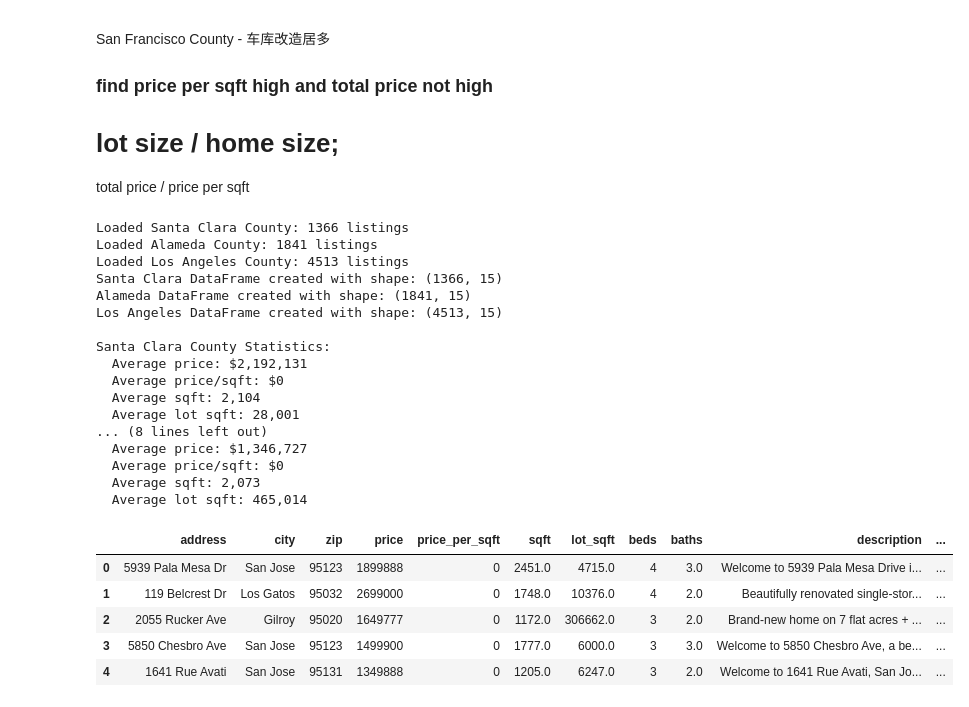
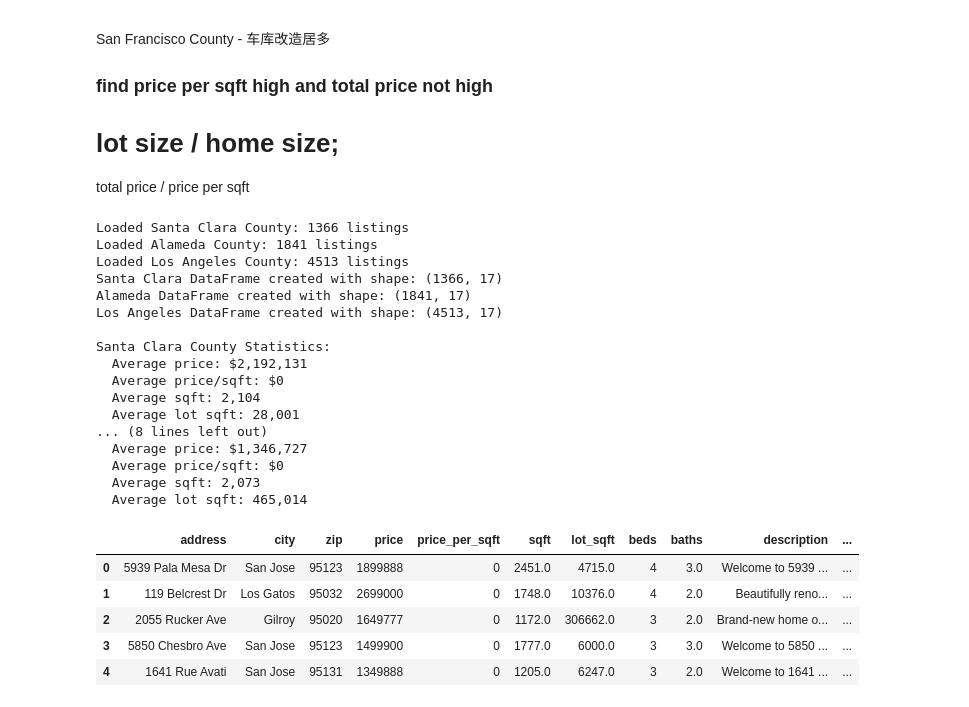
Before and after one commit to ilovemyapps/realestatepal, a Jupyter notebook: backend_services/data-prep-process/agentic-demo.ipynb, the cells around one changed output. Drawn from its saved outputs; the diff is of its cells as text; code cells hidden in the pictures.

```diff
--- a/backend_services/data-prep-process/agentic-demo.ipynb
+++ b/backend_services/data-prep-process/agentic-demo.ipynb
@@ -25,7 +25,7 @@ import pandas as pd
 import os
 
 #display width change to 1000
-pd.set_option('display.max_colwidth', 200)
+pd.set_option('display.max_colwidth', 20)
 # %%
 # Define file paths
 data_dir = "../data/raw/"
@@ -65,6 +65,8 @@ for county_name, data in county_data.items():
             'garage': listing.get('description', {}).get('garage', 0),
             'property_type': listing.get('description', {}).get('type', ''),
             'listing_id': listing.get('listing_id', ''),
+            'longitude': listing.get('location', {}).get('address', {}).get('coordinate', {}).get('lon', 0),
+            'latitude': listing.get('location', {}).get('address', {}).get('coordinate', {}).get('lat', 0),
             'url': listing.get('href', '')
         }
         listings.append(listing_data)
@@ -74,41 +76,41 @@ for county_name, data in county_data.items():
 
 # Display basic stats for each county
 for county_name, df in county_dfs.items():
     print(f"\n{county_name} County Statistics:")
     print(f"  Average price: ${df['price'].mean():,.0f}")
     print(f"  Average price/sqft: ${df['price_per_sqft'].mean():,.0f}")
     print(f"  Average sqft: {df['sqft'].mean():,.0f}")
     print(f"  Average lot sqft: {df['lot_sqft'].mean():,.0f}")
 
 #conver to pandas dataframe
 county_dfs = pd.concat(county_dfs.values())
 
 #display
 county_dfs.head(5)
 # %% [output]
 Loaded Santa Clara County: 1366 listings
 Loaded Alameda County: 1841 listings
 Loaded Los Angeles County: 4513 listings
-Santa Clara DataFrame created with shape: (1366, 15)
-Alameda DataFrame created with shape: (1841, 15)
-Los Angeles DataFrame created with shape: (4513, 15)
+Santa Clara DataFrame created with shape: (1366, 17)
+Alameda DataFrame created with shape: (1841, 17)
+Los Angeles DataFrame created with shape: (4513, 17)
 
 Santa Clara County Statistics:
   Average price: $2,192,131
   Average price/sqft: $0
   Average sqft: 2,104
   Average lot sqft: 28,001
 ... (8 lines left out)
   Average price: $1,346,727
   Average price/sqft: $0
   Average sqft: 2,073
   Average lot sqft: 465,014
 |  | address | city | zip | price | price_per_sqft | sqft | lot_sqft | beds | baths | description | ... |
-| 0 | 5939 Pala Mesa Dr | San Jose | 95123 | 1899888 | 0 | 2451.0 | 4715.0 | 4 | 3.0 | Welcome to 5939 Pala Mesa Drive i... | ... |
-| 1 | 119 Belcrest Dr | Los Gatos | 95032 | 2699000 | 0 | 1748.0 | 10376.0 | 4 | 2.0 | Beautifully renovated single-stor... | ... |
-| 2 | 2055 Rucker Ave | Gilroy | 95020 | 1649777 | 0 | 1172.0 | 306662.0 | 3 | 2.0 | Brand-new home on 7 flat acres + ... | ... |
-| 3 | 5850 Chesbro Ave | San Jose | 95123 | 1499900 | 0 | 1777.0 | 6000.0 | 3 | 3.0 | Welcome to 5850 Chesbro Ave, a be... | ... |
-| 4 | 1641 Rue Avati | San Jose | 95131 | 1349888 | 0 | 1205.0 | 6247.0 | 3 | 2.0 | Welcome to 1641 Rue Avati, San Jo... | ... |
+| 0 | 5939 Pala Mesa Dr | San Jose | 95123 | 1899888 | 0 | 2451.0 | 4715.0 | 4 | 3.0 | Welcome to 5939 ... | ... |
+| 1 | 119 Belcrest Dr | Los Gatos | 95032 | 2699000 | 0 | 1748.0 | 10376.0 | 4 | 2.0 | Beautifully reno... | ... |
+| 2 | 2055 Rucker Ave | Gilroy | 95020 | 1649777 | 0 | 1172.0 | 306662.0 | 3 | 2.0 | Brand-new home o... | ... |
+| 3 | 5850 Chesbro Ave | San Jose | 95123 | 1499900 | 0 | 1777.0 | 6000.0 | 3 | 3.0 | Welcome to 5850 ... | ... |
+| 4 | 1641 Rue Avati | San Jose | 95131 | 1349888 | 0 | 1205.0 | 6247.0 | 3 | 2.0 | Welcome to 1641 ... | ... |
 # %%
 #calculate price per sqft / total price
 county_dfs['price_per_sqft'] = county_dfs['price'] / county_dfs['sqft']
```
Also changed, not shown: parts of 17 cells of this notebook, 4 other files.
